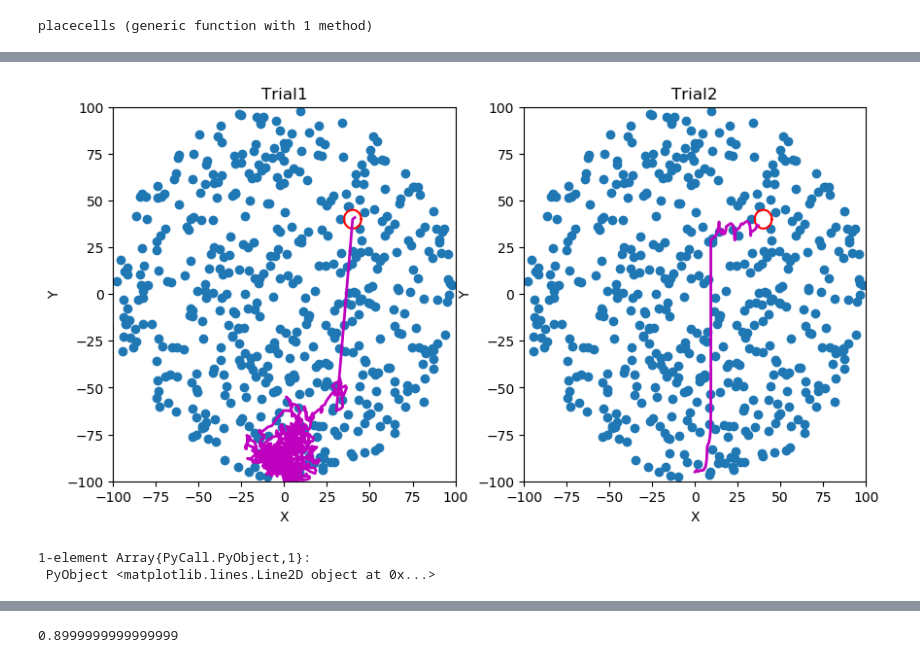
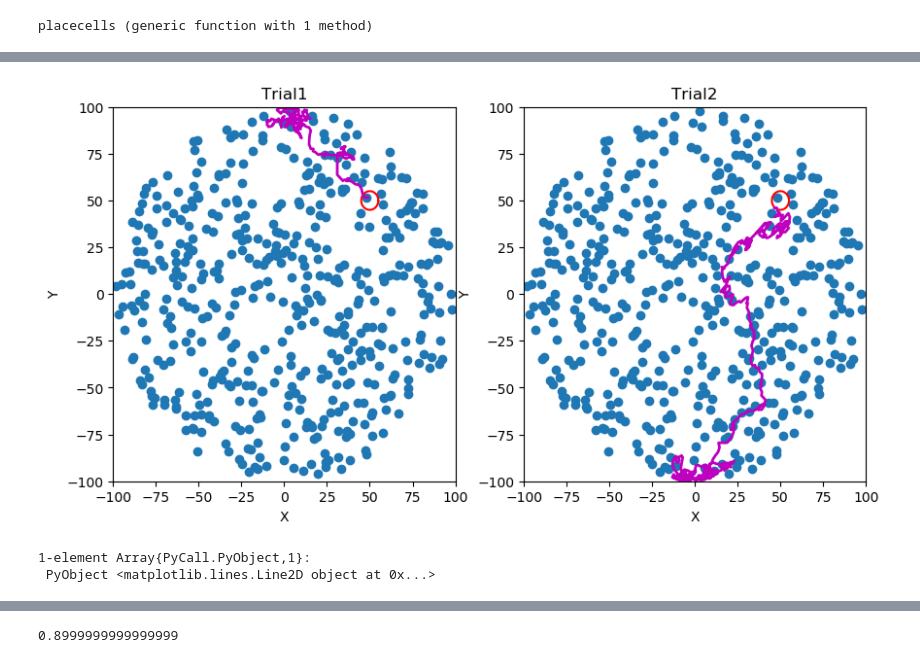
Before and after one commit to charlinetess/Morris-Watermaze-FosterDayanMorris-Paper, a Jupyter notebook: PlotusingPyPlotsWithPosition.ipynb, the cells around one changed output, grey strips where cells are left out. Drawn from its saved outputs; the diff is of its cells as text; code cells hidden in the pictures.

```diff
--- a/PlotusingPyPlotsWithPosition.ipynb
+++ b/PlotusingPyPlotsWithPosition.ipynb
@@ -109,10 +109,10 @@ end
 # chose rat
 indexrat=1;
 # chose Day
-indexday= 1;
+indexday= 8;
 # chose trial
 indextrial1=2;
-indextrial2=19;
+indextrial2=4;
 
 ################## Plotting one trajectories #########
 using PyPlot
@@ -121,34 +121,34 @@ fig = figure("Test plot 2 trajectories",figsize=(10,5))
 
 title("Trajectory at trial $(indextrial1) (left) and $(indextrial2) (right)  ")
 ax1 = subplot(121) # Create the 1st axis of a 2x2 arrax of axes
 # grid("on") # Create a grid on the axis
 title("Trial1") # Give the most recent axis a title
 ax1[:set_ylim]([-100,100])
 ax1[:set_xlim]([-100,100])
 xlabel("X")
 ylabel("Y")
 
 scatter(Xplacecell,Yplacecell)
 
 theta=0:0.01:2*pi;
 plot(rats.experiment[indexrat].day[indexday].Platform[1]+r*cos.(theta),rats.experiment[indexrat].day[indexday].Platform[2]+r*sin.(theta),color="r")
 
 plot(rats.experiment[indexrat].day[indexday].trial[indextrial1].Trajectory[:,1],rats.experiment[indexrat].day[indexday].trial[indextrial1].Trajectory[:,2],"m-", lw=2.0)
 
 ax2 = subplot(122) # Create a plot and make it a polar plot, 2nd axis of 2x2 axis grid
 title("Trial2")
 ax2[:set_ylim]([-100,100])
 ax2[:set_xlim]([-100,100])
 xlabel("X")
 ylabel("Y")
 scatter(Xplacecell,Yplacecell)
 
 theta=0:0.01:2*pi;
 plot(rats.experiment[indexrat].day[indexday].Platform[1]+r*cos.(theta),rats.experiment[indexrat].day[indexday].Platform[2]+r*sin.(theta),color="r")
 
 plot(rats.experiment[indexrat].day[indexday].trial[indextrial2].Trajectory[:,1],rats.experiment[indexrat].day[indexday].trial[indextrial2].Trajectory[:,2],"m-", lw=2.0)
 # %% [output]
-[figure, old version]
+[figure, new version]
 1-element Array{PyCall.PyObject,1}:
  PyObject <matplotlib.lines.Line2D object at 0x...>
 # %%
```
Also changed, not shown: parts of 22 cells of this notebook, 4 other files.
